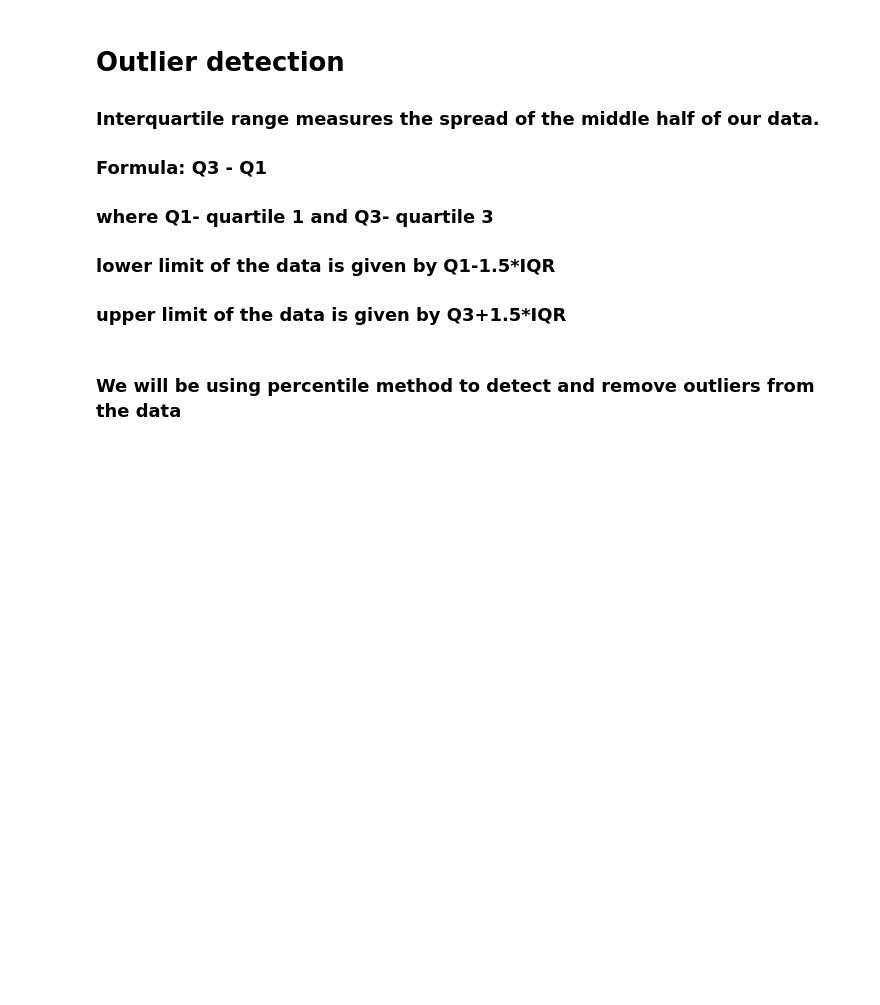
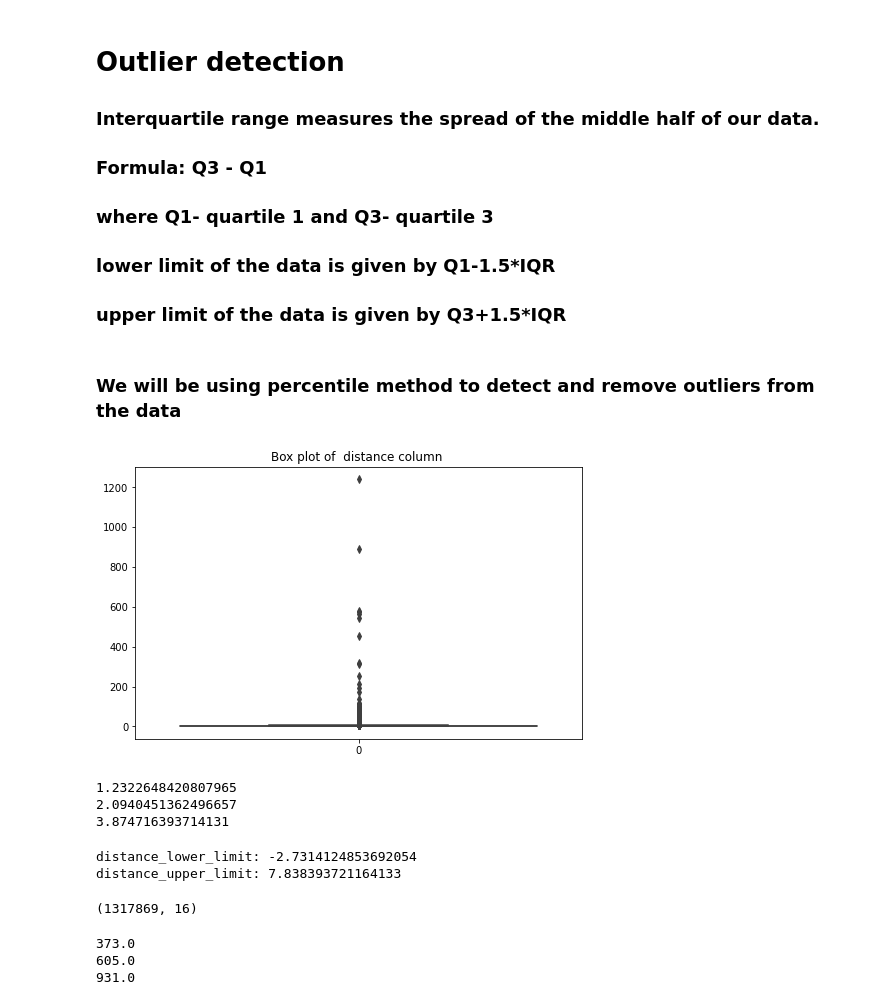
Before and after one commit to Jahnavi-Jaolekar/NYC-Taxi-time-prediction, a Jupyter notebook: NYC_taxi_trip_time_prediction.ipynb, the cells around one changed output. Cells and saved outputs as stored; diff of their text form; code cells hidden in the pictures; blank space fills up the shorter version.

```diff
--- a/NYC_taxi_trip_time_prediction.ipynb
+++ b/NYC_taxi_trip_time_prediction.ipynb
@@ -255,11 +177,17 @@ for col in numeric_features:
-# %%
-# Defining function to calculate distance between
-def calc_distance(df):
-    pickup = (df['pickup_latitude'], df['pickup_longitude'])
-    drop = (df['dropoff_latitude'], df['dropoff_longitude'])
-    return haversine(pickup, drop)
-# assingning a new column
-taxi_df["distance"] = taxi_df.apply(lambda x: calc_distance(x),axis=1)
+# %%
+#importing geopy library
+from geopy.distance import geodesic
+
+#Creating the function for calculating distance between pickup and dropoff
+def distance_cal(pickup_lat,pickup_long,dropoff_lat,dropoff_long):
+
+ start_coordinates=(pickup_lat,pickup_long)
+ stop_coordinates=(dropoff_lat,dropoff_long)
+
+ return geodesic(start_coordinates,stop_coordinates).km
+
+ #Applying the function to our dataset and creating the feature ‘distance’.
+taxi_df['distance'] = taxi_df.apply(lambda x: distance_cal(x['pickup_latitude'],x['pickup_longitude'],x['dropoff_latitude'],x['dropoff_longitude'] ), axis=1)
 # %% [markdown]
 # **Outlier detection**
 ### Interquartile range measures the spread of the middle half of our data.
@@ -270,15 +198,31 @@ taxi_df["distance"] = taxi_df.apply(lambda x: calc_distance(x),axis=1)
 ### upper limit of the data is given by Q3+1.5*IQR
 # %% [markdown]
 ### **We will be using percentile method to detect and remove outliers from the data**
-# %%
-#Convert dattime in "%Y-%m-%d %H:%M:%S" format
-taxi_df["pickup_datetime"] = pd.to_datetime(taxi_df["pickup_datetime"], format="%Y-%m-%d %H:%M:%S")
-
-taxi_df['Day']=taxi_df['pickup_datetime'].dt.day_name()
-taxi_df["Yr"] = taxi_df["pickup_datetime"].apply(lambda x: x.year)
-taxi_df["M"] = taxi_df["pickup_datetime"].apply(lambda x: x.month)
-taxi_df["Day"] = taxi_df["pickup_datetime"].apply(lambda x: x.day)
-taxi_df["Hr"] = taxi_df["pickup_datetime"].apply(lambda x: x.hour)
-taxi_df["Min"] = taxi_df["pickup_datetime"].apply(lambda x: x.minute)
-
-taxi_df['trip_duration_hour']=taxi_df['trip_duration']/3600
+# %%
+plt.figure(figsize=(8,5))
+plt.title("Box plot of  distance column ")
+ax = sns.boxplot(data=taxi_df['distance'], orient="v")
+# %% [output]
+[figure, added]
+# %%
+# Assigning different quarters to distance column
+distance_Q1=np.percentile(taxi_df['distance'], 25)
+print(distance_Q1)
+distance_Q2=np.percentile(taxi_df['distance'], 50)
+print(distance_Q2)
+distance_Q3=np.percentile(taxi_df['distance'], 75)
+print(distance_Q3)
+# %% [output]
+1.2322648420807965
+2.0940451362496657
+3.874716393714131
+# %%
+# Calculating IQR
+IQR= distance_Q3 - distance_Q1
+distance_lower_limit=distance_Q1 - 1.5*IQR
+distance_upper_limit=distance_Q3 + 1.5*IQR
+print("distance_lower_limit:", distance_lower_limit)
+print("distance_upper_limit:", distance_upper_limit)
+# %% [output]
+distance_lower_limit: -2.7314124853692054
+distance_upper_limit: 7.838393721164133
@@ -284,0 +233,17 @@ taxi_df['trip_duration_hour']=taxi_df['trip_duration']/3600
+# %%
+# new shape of the dataset
+taxi_df.shape
+# %% [output]
+(1317869, 16)
+# %%
+# Assigning different quarters to trip duration column
+trip_duration_Q1=np.percentile(taxi_df['trip_duration'], 25)
+print(trip_duration_Q1)
+trip_duration_Q2=np.percentile(taxi_df['trip_duration'], 50)
+print(trip_duration_Q2)
+trip_duration_Q3=np.percentile(taxi_df['trip_duration'], 75)
+print(trip_duration_Q3)
+# %% [output]
+373.0
+605.0
+931.0
```
Also changed, not shown: parts of 33 cells of this notebook.
